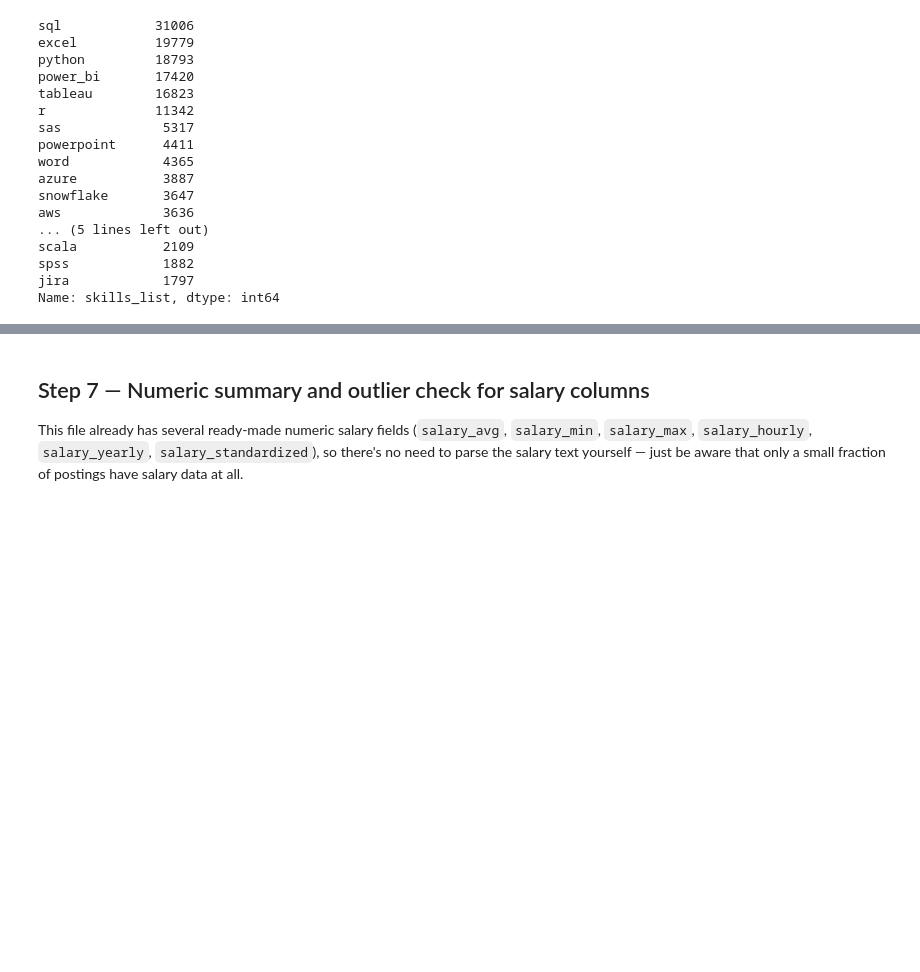
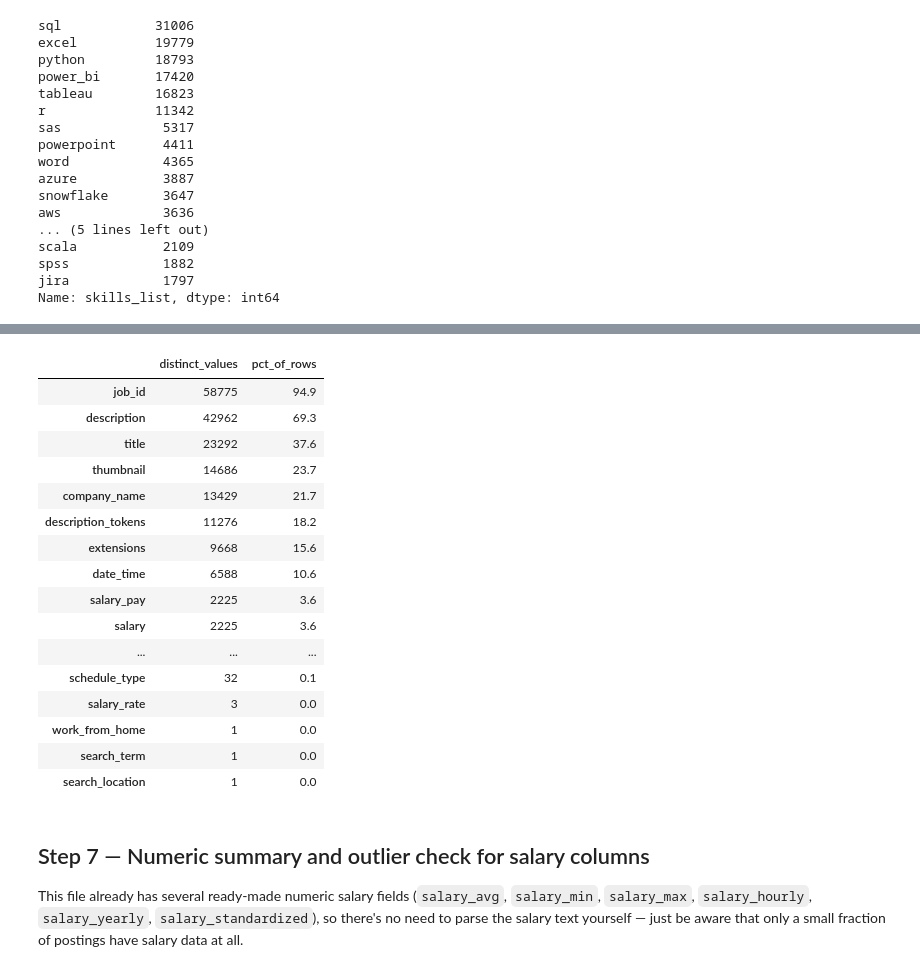
Before and after one commit to takahm6/data-analyst-portfolio, a Jupyter notebook: project-1-data-analyst-job-posting/notebooks/01_eda_data_analyst_jobs.ipynb, the cells around one changed output, grey strips where cells are left out. Saved outputs shown, nothing was run; the diff lists cells and outputs as text; code cells hidden in the pictures; blank space fills up the shorter version.

```diff
--- a/project-1-data-analyst-job-posting/notebooks/01_eda_data_analyst_jobs.ipynb
+++ b/project-1-data-analyst-job-posting/notebooks/01_eda_data_analyst_jobs.ipynb
@@ -493,4 +526,44 @@ Temp work and Per diem                      1
 Name: ext_flags, dtype: int64
+# %%
+# Number of distinct values for every text column, now that all the text-based
+# columns (including the derived ones like via_clean) exist. A good companion
+# to the detailed value_counts() breakdowns in Step 5: for example, job_id's
+# distinct count should sit close to the total row count if it's a reliable
+# unique identifier per posting — a nice cross-check against the Step 3
+# duplicate count.
+text_cols = df_real.select_dtypes(include="object").columns
+
+distinct_counts = {}
+for col in text_cols:
+    try:
+        distinct_counts[col] = df_real[col].nunique()
+    except TypeError:
+        # A few columns (skills_list, ext_time, ext_salary_text, ext_flags) hold
+        # actual Python lists rather than text, and lists aren't hashable, so
+        # nunique() doesn't apply to them — skip those here.
+        continue
+
+distinct_counts_table = pd.Series(distinct_counts, name="distinct_values").sort_values(ascending=False).to_frame()
+distinct_counts_table["pct_of_rows"] = (distinct_counts_table["distinct_values"] / len(df_real) * 100).round(1)
+distinct_counts_table
+# %% [output]
+|  | distinct_values | pct_of_rows |
+| job_id | 58775 | 94.9 |
+| description | 42962 | 69.3 |
+| title | 23292 | 37.6 |
+| thumbnail | 14686 | 23.7 |
+| company_name | 13429 | 21.7 |
+| description_tokens | 11276 | 18.2 |
+| extensions | 9668 | 15.6 |
+| date_time | 6588 | 10.6 |
+| salary_pay | 2225 | 3.6 |
+| salary | 2225 | 3.6 |
+| ... | ... | ... |
+| schedule_type | 32 | 0.1 |
+| salary_rate | 3 | 0.0 |
+| work_from_home | 1 | 0.0 |
+| search_term | 1 | 0.0 |
+| search_location | 1 | 0.0 |
 # %% [markdown]
 ## Step 7 — Numeric summary and outlier check for salary columns
 
```
Also changed, not shown: parts of 9 cells of this notebook, 1 other file.
